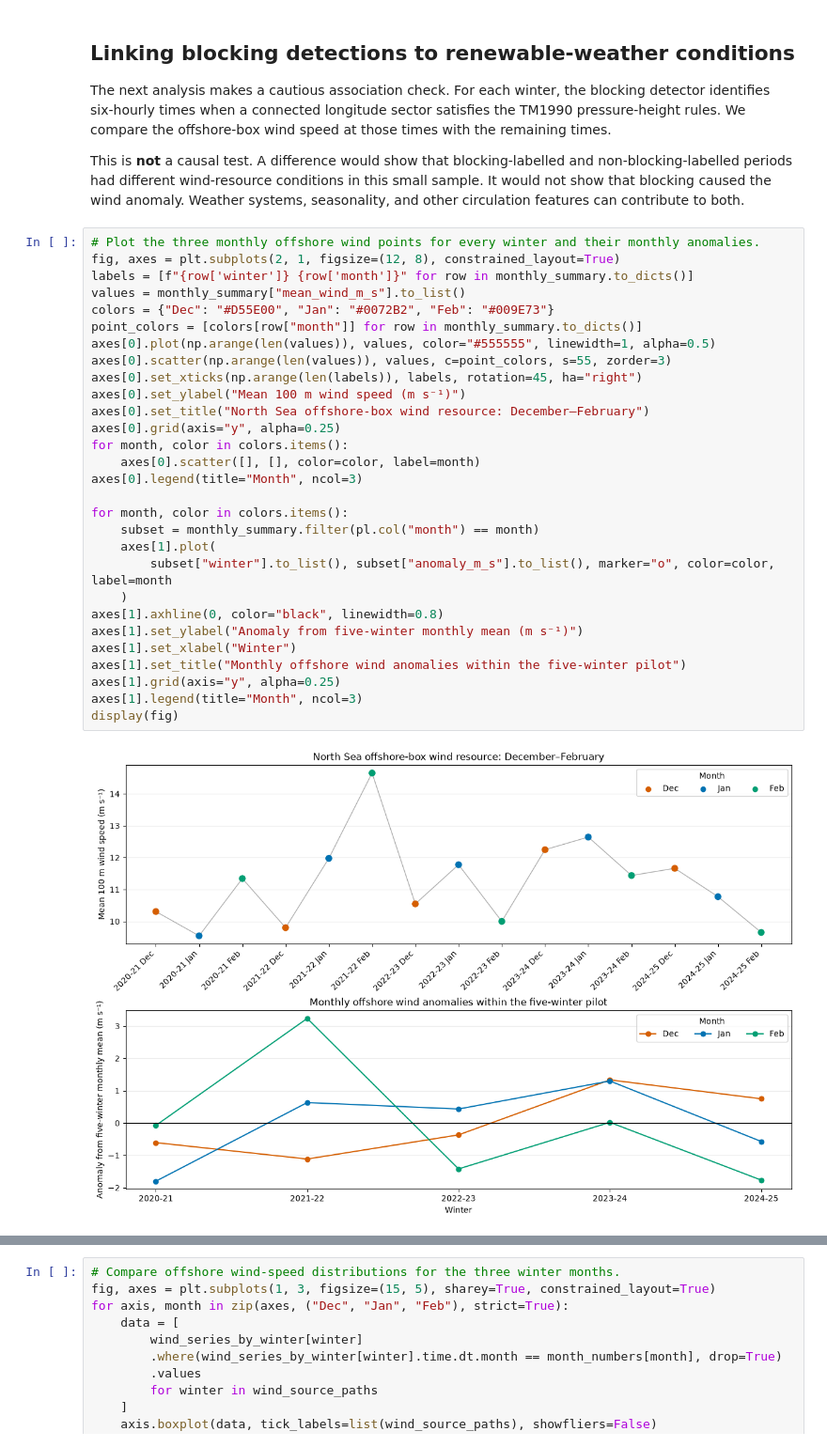
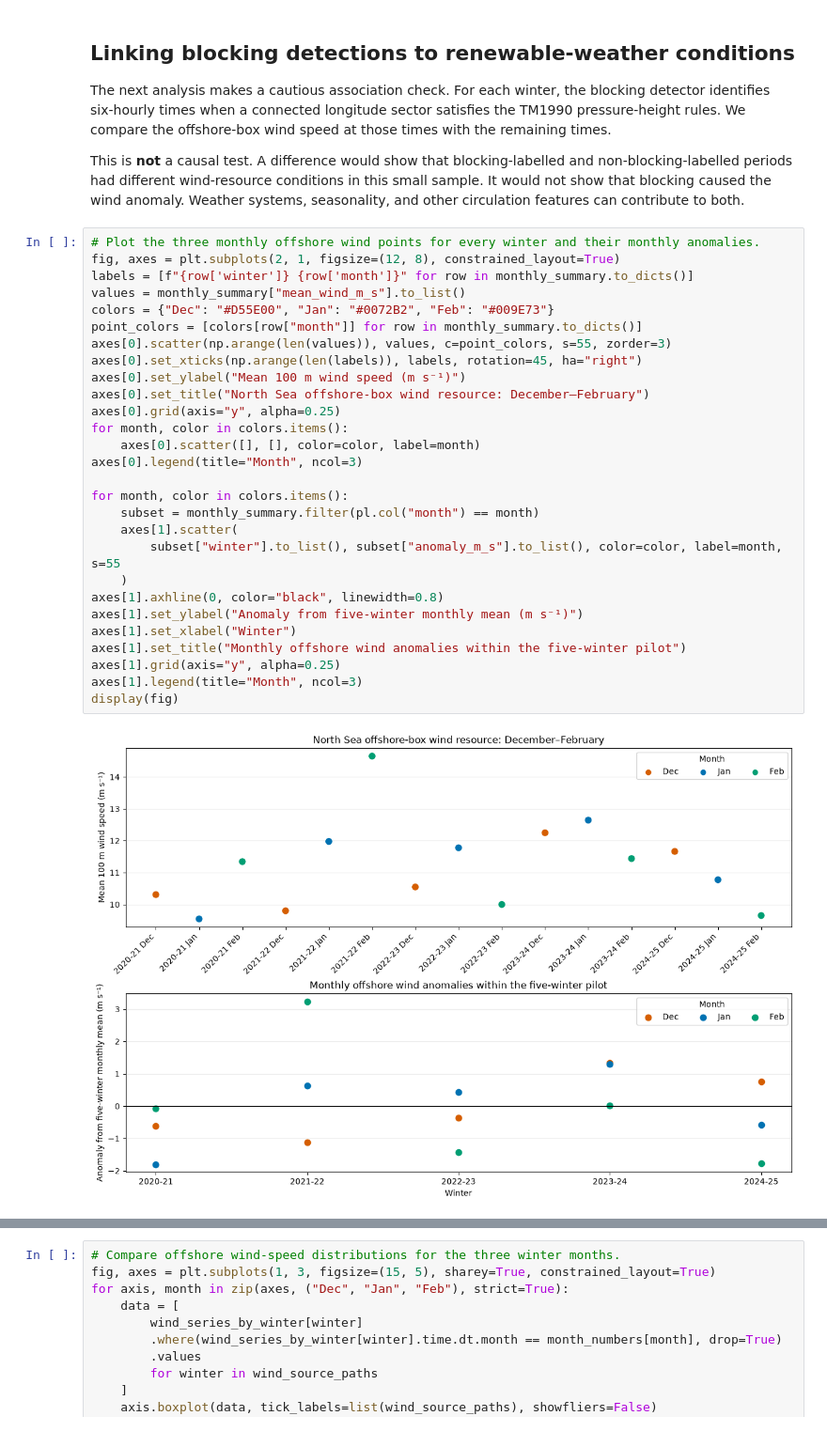
Before and after one commit to TunaHim/EuroGrid-Climate-Dynamics, a Jupyter notebook: notebooks/03_era5_blocking_benchmark.ipynb, the cells around one changed output, grey strips where cells are left out. Shown at 94% size. Saved outputs shown, nothing was run; the diff lists cells and outputs as text.

Commit message:
Simplify renewable-weather figures
Co-Authored-By: Himansu Kesari Pradhan <kesarihimansu@gmail.com>

```diff
--- a/notebooks/03_era5_blocking_benchmark.ipynb
+++ b/notebooks/03_era5_blocking_benchmark.ipynb
@@ -284,31 +284,30 @@ This is **not** a causal test. A difference would show that blocking-labelled an
 # %%
 # Plot the three monthly offshore wind points for every winter and their monthly anomalies.
 fig, axes = plt.subplots(2, 1, figsize=(12, 8), constrained_layout=True)
 labels = [f"{row['winter']} {row['month']}" for row in monthly_summary.to_dicts()]
 values = monthly_summary["mean_wind_m_s"].to_list()
 colors = {"Dec": "#D55E00", "Jan": "#0072B2", "Feb": "#009E73"}
 point_colors = [colors[row["month"]] for row in monthly_summary.to_dicts()]
-axes[0].plot(np.arange(len(values)), values, color="#555555", linewidth=1, alpha=0.5)
 axes[0].scatter(np.arange(len(values)), values, c=point_colors, s=55, zorder=3)
 axes[0].set_xticks(np.arange(len(labels)), labels, rotation=45, ha="right")
 axes[0].set_ylabel("Mean 100 m wind speed (m s⁻¹)")
 axes[0].set_title("North Sea offshore-box wind resource: December–February")
 axes[0].grid(axis="y", alpha=0.25)
 for month, color in colors.items():
     axes[0].scatter([], [], color=color, label=month)
 axes[0].legend(title="Month", ncol=3)
 
 for month, color in colors.items():
     subset = monthly_summary.filter(pl.col("month") == month)
-    axes[1].plot(
-        subset["winter"].to_list(), subset["anomaly_m_s"].to_list(), marker="o", color=color, label=month
+    axes[1].scatter(
+        subset["winter"].to_list(), subset["anomaly_m_s"].to_list(), color=color, label=month, s=55
     )
 axes[1].axhline(0, color="black", linewidth=0.8)
 axes[1].set_ylabel("Anomaly from five-winter monthly mean (m s⁻¹)")
 axes[1].set_xlabel("Winter")
 axes[1].set_title("Monthly offshore wind anomalies within the five-winter pilot")
 axes[1].grid(axis="y", alpha=0.25)
 axes[1].legend(title="Month", ncol=3)
 display(fig)
 # %% [output]
-[figure, old version]
+[figure, new version]
```
Also changed, not shown: parts of 5 cells of this notebook.
